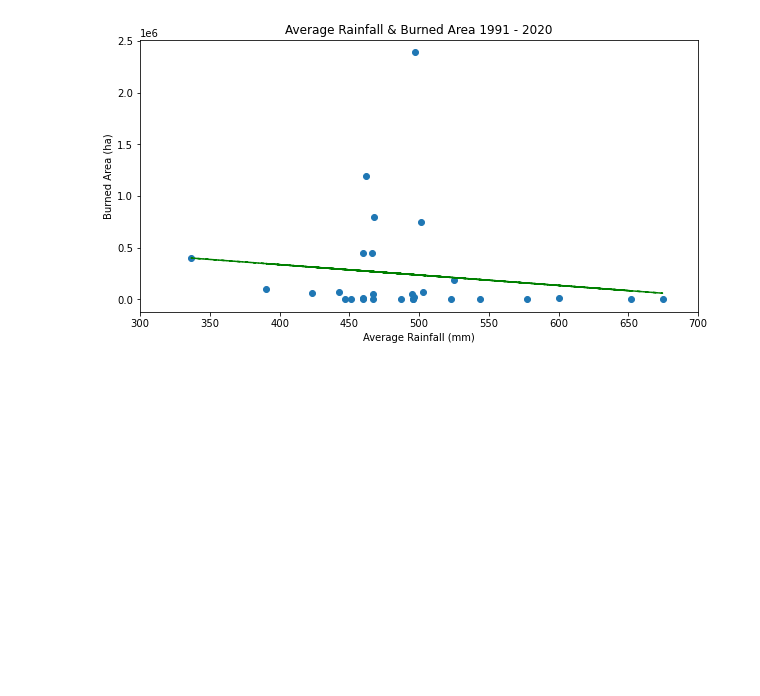
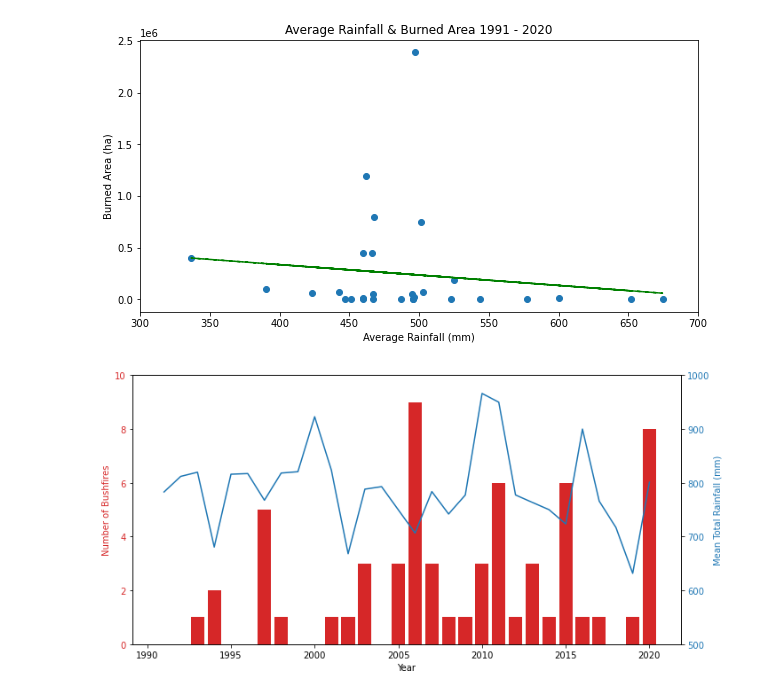
Before and after one commit to thierzon/disney-donut-project, a Jupyter notebook: combined_data.ipynb, the cells around one changed output. Saved outputs shown, nothing was run; the diff lists cells and outputs as text; code cells hidden in the pictures; blank space fills up the shorter version.

```diff
--- a/combined_data.ipynb
+++ b/combined_data.ipynb
@@ -723,3 +724,36 @@ plt.show()
 # %% [output]
 The correlation between Average Rainfall and Average Burned Area is -0.14
 [figure]
+# %%
+# Filter states rainfall data
+rf_states_filtered = rf_states_df.loc[rf_states_df["Year"] > 1990,:]
+rf_states_filtered["Average Total Rainfall (mm)"] = rf_states_df.mean(numeric_only=True, axis=1)
+
+# Get input data
+years = combined_rf_au["Year"]
+bf_numbers = bushfire_combined["Number of Bushfires"]
+rf_average = rf_states_filtered["Average Total Rainfall (mm)"]
+
+# Prepare and print plots
+fig, ax1 = plt.subplots(figsize=(10,5))
+
+color = 'tab:red'
+ax1.set_xlabel('Year')
+ax1.set_ylabel('Number of Bushfires', color=color)
+ax1.bar(years, bf_numbers, color=color)
+ax1.tick_params(axis='y', labelcolor=color)
+ax1.set_ylim(0,10)
+
+ax2 = ax1.twinx()
+
+color = 'tab:blue'
+ax2.set_ylabel('Mean Total Rainfall (mm)', color=color)
+ax2.plot(years, rf_average, color=color)
+ax2.tick_params(axis='y', labelcolor=color)
+ax2.set_ylim(500,1000)
+
+fig.tight_layout()
+plt.savefig(os.path.join("Output","Bushfires_vs_Total_Rainfall.png"))
+plt.show()
+# %% [output]
+[figure, added]
```
Also changed, not shown: parts of 2 cells of this notebook, 2 other files.
